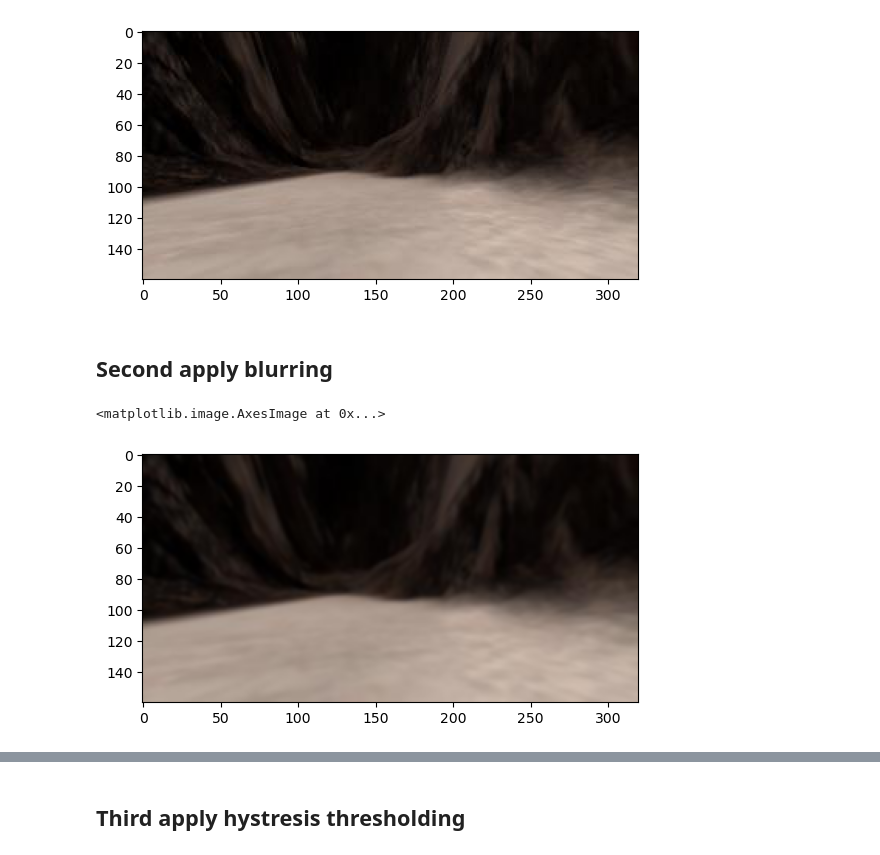
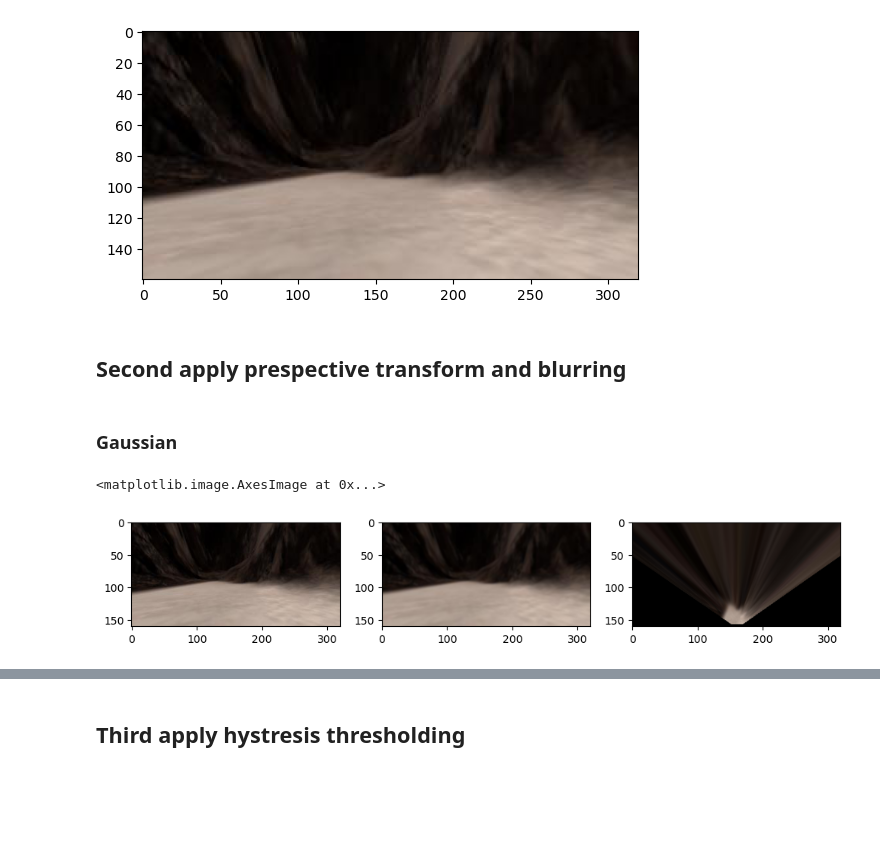
Before and after one commit to Zakaria-Madkour/Computer-Vision-, a Jupyter notebook: code/Pipeline_Stages.ipynb, the cells around one changed output, grey strips where cells are left out. Saved outputs shown, nothing was run; the diff lists cells and outputs as text; code cells hidden in the pictures; blank space fills up the shorter version.

```diff
--- a/code/Pipeline_Stages.ipynb
+++ b/code/Pipeline_Stages.ipynb
@@ -238,11 +244,21 @@ plt.imshow(image)
 <matplotlib.image.AxesImage at 0x...>
 [figure]
 # %% [markdown]
-## Second apply blurring
+## Second apply prespective transform and blurring
+# %% [markdown]
+### Gaussian
 # %%
 # Gaussian Blurring
 blur = cv2.GaussianBlur(image,(5,5),0)
+trans = perspect_transform(blur, source, destination)
+
+fig = plt.figure(figsize=(12, 3))
+plt.subplot(131)
+plt.imshow(image)
+plt.subplot(132)
 plt.imshow(blur)
+plt.subplot(133)
+plt.imshow(trans)
 # %% [output]
 <matplotlib.image.AxesImage at 0x...>
-[figure, old version]
+[figure, new version]
```
Also changed, not shown: parts of 23 cells of this notebook.
